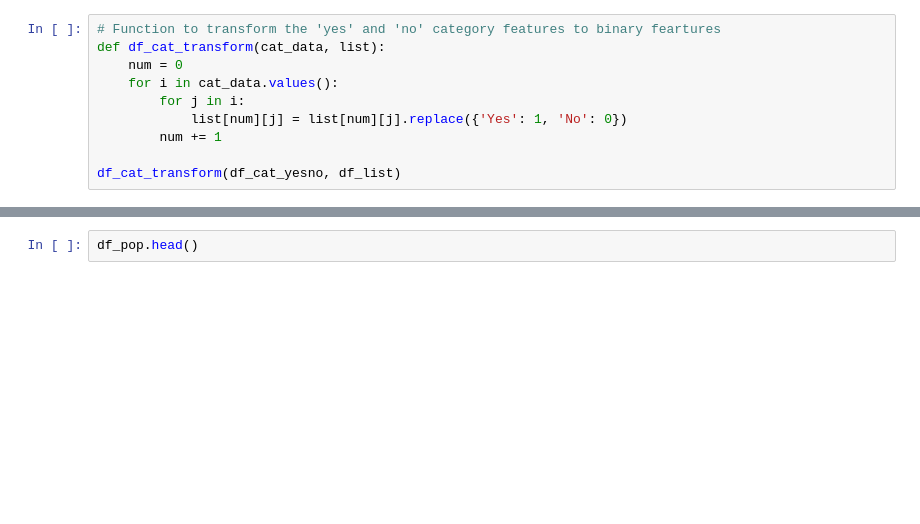
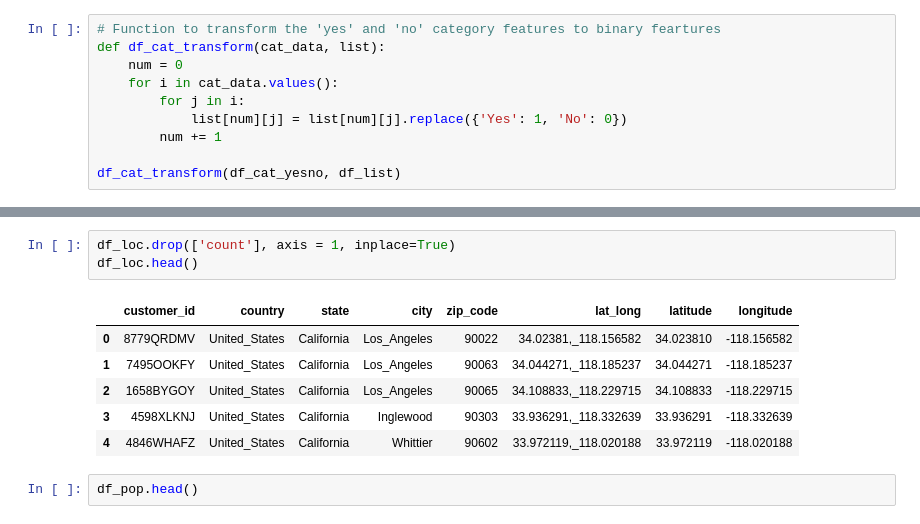
Before and after one commit to MahendraC17/Causal-AI---Customer-Churn, a Jupyter notebook: data_clean_transform.ipynb, the cells around one changed output, grey strips where cells are left out. Drawn from its saved outputs; the diff is of its cells as text; blank space fills up the shorter version.

```diff
--- a/psm.ipynb
+++ b/data_clean_transform.ipynb
@@ -81,3 +148,13 @@ df_loc.head()
+# %%
+df_loc.drop(['count'], axis = 1, inplace=True)
+df_loc.head()
+# %% [output]
+|  | customer_id | country | state | city | zip_code | lat_long | latitude | longitude |
+| 0 | 8779QRDMV | United_States | California | Los_Angeles | 90022 | 34.02381,_118.156582 | 34.023810 | -118.156582 |
+| 1 | 7495OOKFY | United_States | California | Los_Angeles | 90063 | 34.044271,_118.185237 | 34.044271 | -118.185237 |
+| 2 | 1658BYGOY | United_States | California | Los_Angeles | 90065 | 34.108833,_118.229715 | 34.108833 | -118.229715 |
+| 3 | 4598XLKNJ | United_States | California | Inglewood | 90303 | 33.936291,_118.332639 | 33.936291 | -118.332639 |
+| 4 | 4846WHAFZ | United_States | California | Whittier | 90602 | 33.972119,_118.020188 | 33.972119 | -118.020188 |
 # %%
 df_pop.head()
 # %% [output]
```
Also changed, not shown: parts of 14 cells of this notebook.
